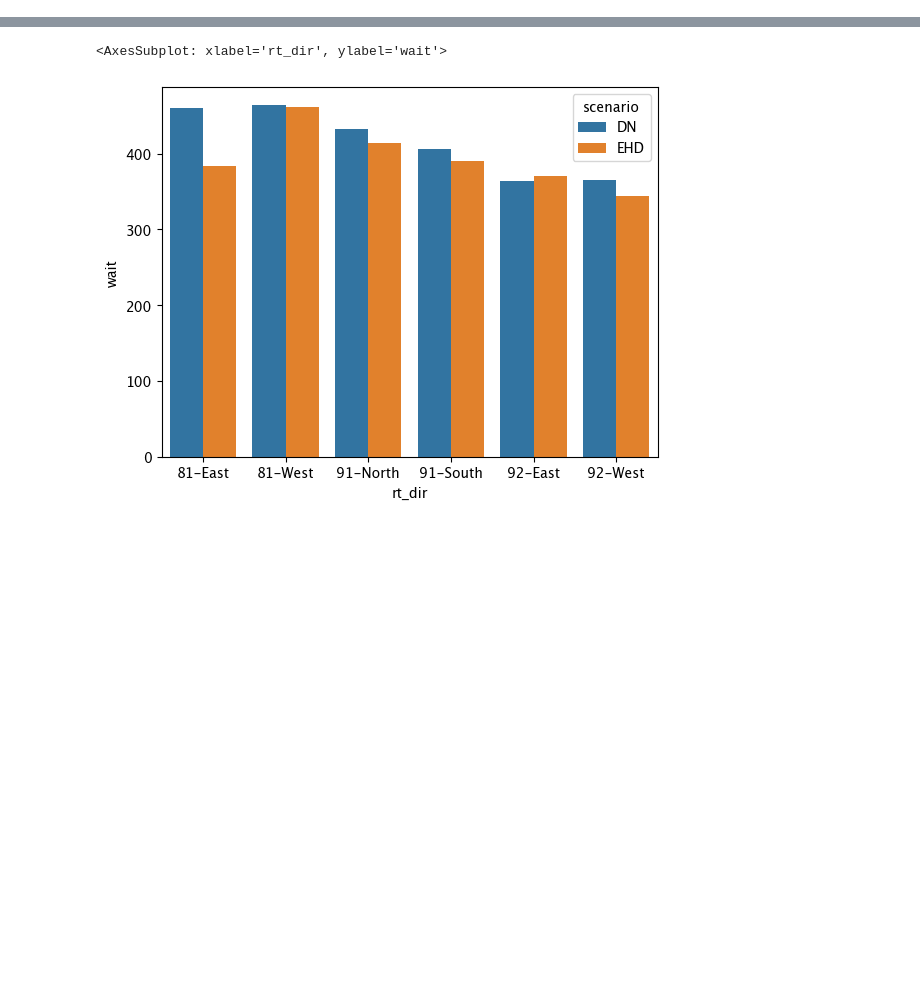
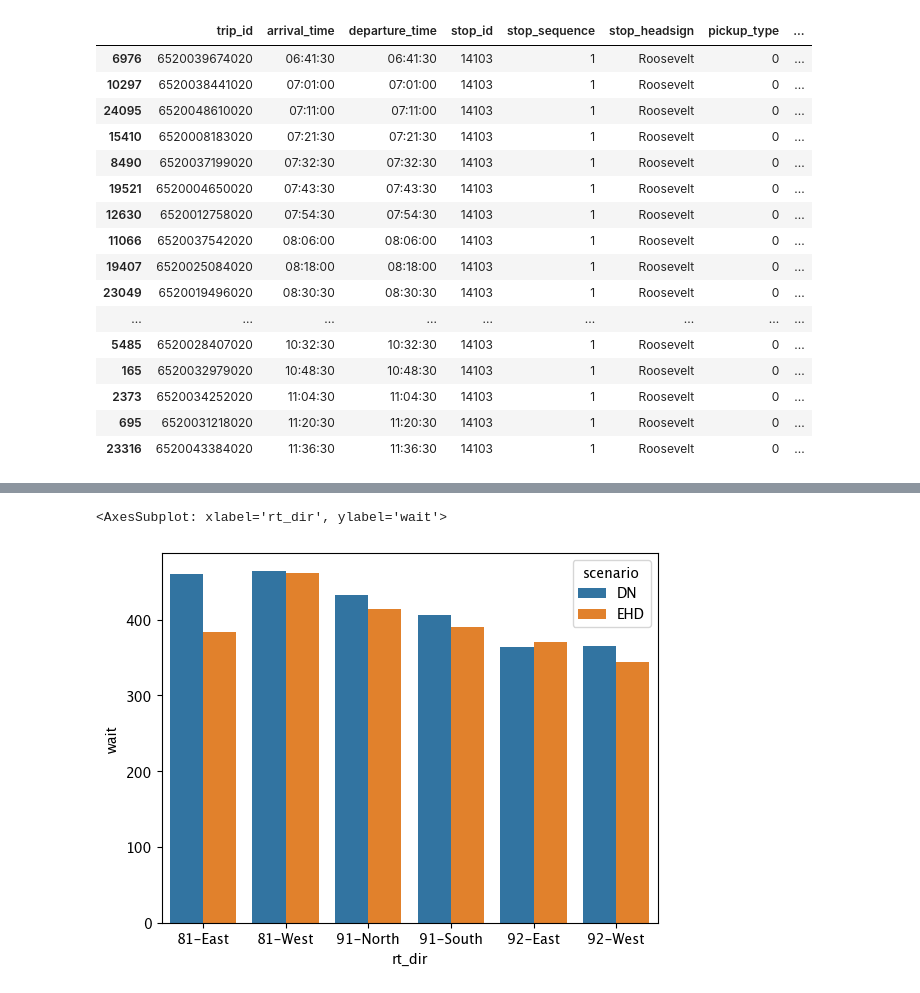
Before and after one commit to joerovar/transit-centric-smart-mobility-system, a Jupyter notebook: src/04_SIMULATION/playground.ipynb, the cells around one changed output, grey strips where cells are left out. Drawn from its saved outputs; the diff is of its cells as text; code cells hidden in the pictures; blank space fills up the shorter version.

```diff
--- a/src/04_SIMULATION/playground.ipynb
+++ b/src/04_SIMULATION/playground.ipynb
@@ -224,0 +307,2 @@ headways(tri2, 92, 'East')
+# %%
+schd = pd.read_csv('data/sim_in/schedule.csv')
@@ -224,0 +311,20 @@ headways(tri2, 92, 'East')
+# %%
+schd[(schd['route_id']==91) & (schd['direction']=='South') & (schd['stop_sequence']==1)].sort_values(by='arrival_time').iloc[8:30]
+# %% [output]
+|  | trip_id | arrival_time | departure_time | stop_id | stop_sequence | stop_headsign | pickup_type | ... |
+| 6976 | 6520039674020 | 06:41:30 | 06:41:30 | 14103 | 1 | Roosevelt | 0 | ... |
+| 10297 | 6520038441020 | 07:01:00 | 07:01:00 | 14103 | 1 | Roosevelt | 0 | ... |
+| 24095 | 6520048610020 | 07:11:00 | 07:11:00 | 14103 | 1 | Roosevelt | 0 | ... |
+| 15410 | 6520008183020 | 07:21:30 | 07:21:30 | 14103 | 1 | Roosevelt | 0 | ... |
+| 8490 | 6520037199020 | 07:32:30 | 07:32:30 | 14103 | 1 | Roosevelt | 0 | ... |
+| 19521 | 6520004650020 | 07:43:30 | 07:43:30 | 14103 | 1 | Roosevelt | 0 | ... |
+| 12630 | 6520012758020 | 07:54:30 | 07:54:30 | 14103 | 1 | Roosevelt | 0 | ... |
+| 11066 | 6520037542020 | 08:06:00 | 08:06:00 | 14103 | 1 | Roosevelt | 0 | ... |
+| 19407 | 6520025084020 | 08:18:00 | 08:18:00 | 14103 | 1 | Roosevelt | 0 | ... |
+| 23049 | 6520019496020 | 08:30:30 | 08:30:30 | 14103 | 1 | Roosevelt | 0 | ... |
+| ... | ... | ... | ... | ... | ... | ... | ... | ... |
+| 5485 | 6520028407020 | 10:32:30 | 10:32:30 | 14103 | 1 | Roosevelt | 0 | ... |
+| 165 | 6520032979020 | 10:48:30 | 10:48:30 | 14103 | 1 | Roosevelt | 0 | ... |
+| 2373 | 6520034252020 | 11:04:30 | 11:04:30 | 14103 | 1 | Roosevelt | 0 | ... |
+| 695 | 6520031218020 | 11:20:30 | 11:20:30 | 14103 | 1 | Roosevelt | 0 | ... |
+| 23316 | 6520043384020 | 11:36:30 | 11:36:30 | 14103 | 1 | Roosevelt | 0 | ... |
```
Also changed, not shown: parts of 29 cells of this notebook, 12 other files.
